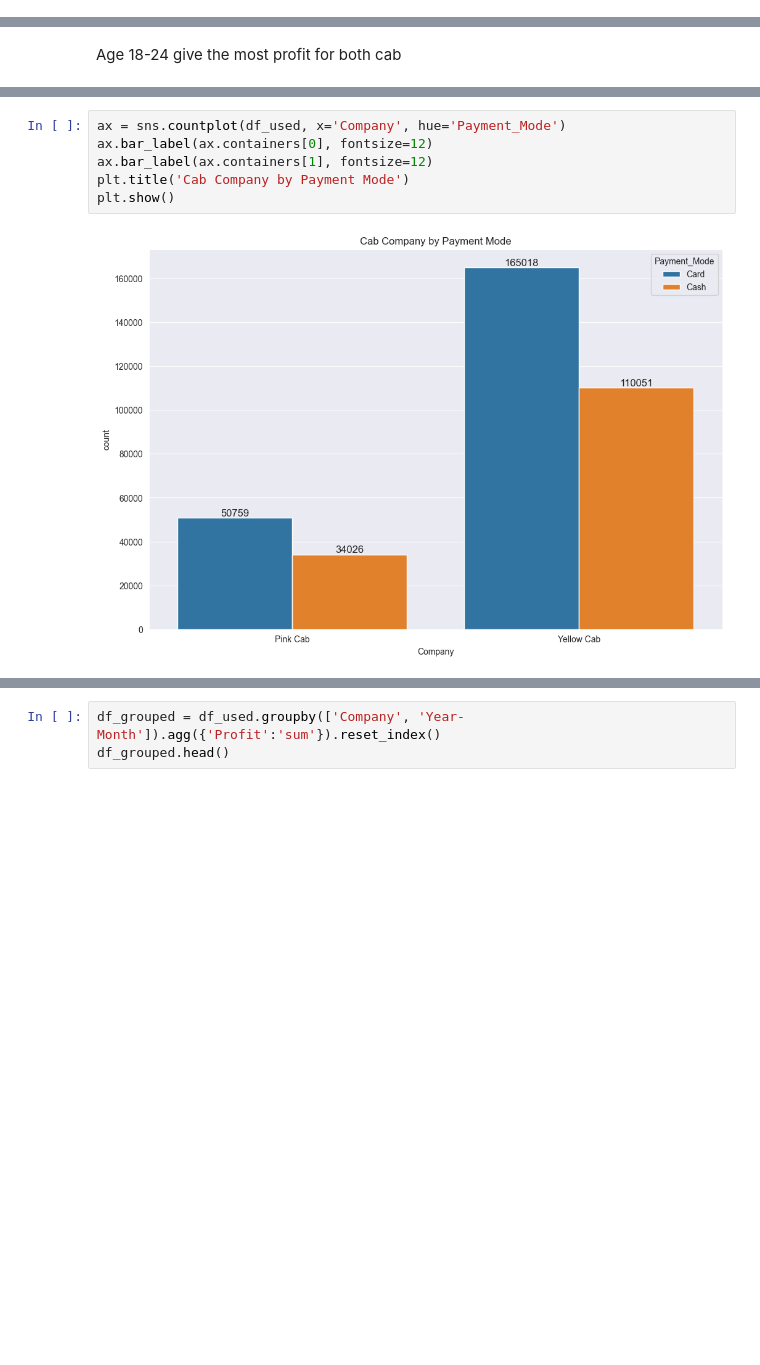
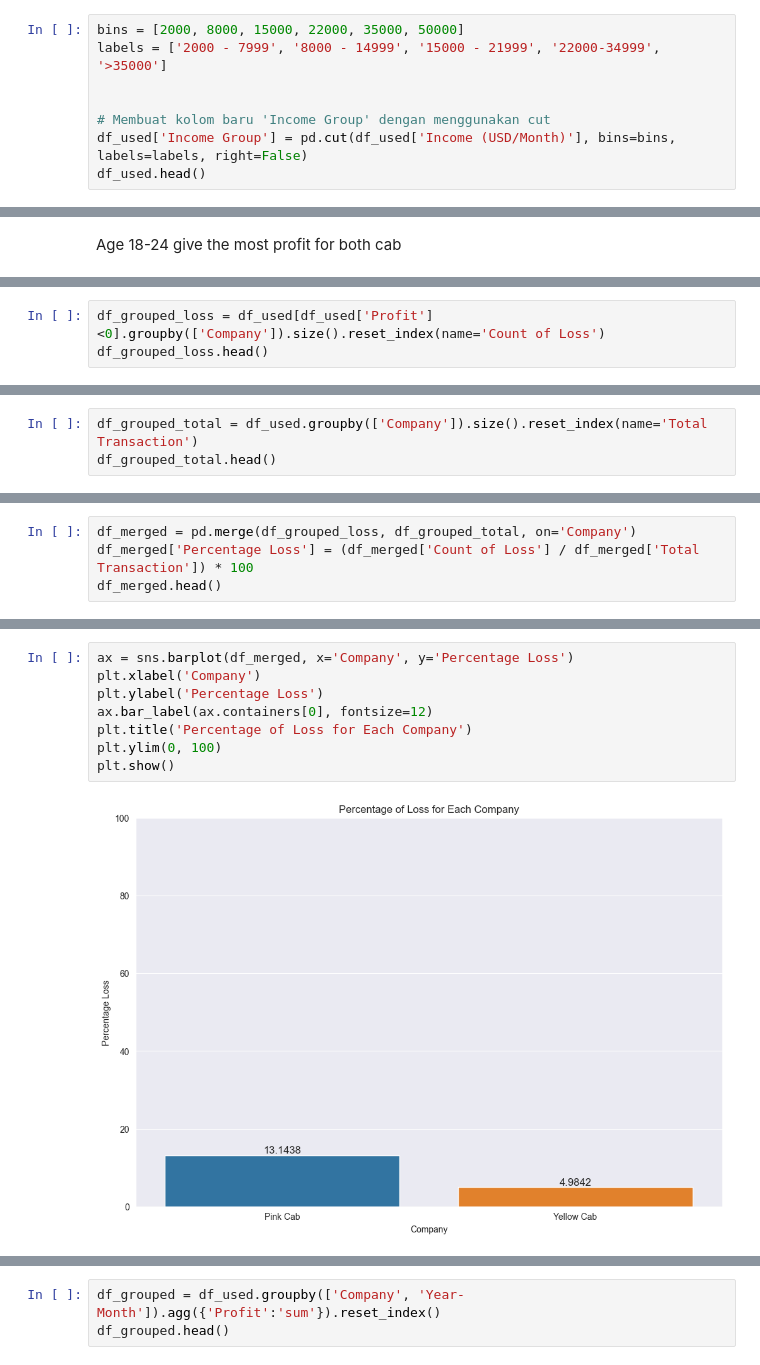
Before and after one commit to MuhammadNurilHuda/G2M-Cab-Investment, a Jupyter notebook: Data Preparation.ipynb, the cells around one changed output, grey strips where cells are left out. Cells and saved outputs as stored; diff of their text form; blank space fills up the shorter version.

```diff
--- a/Data Preparation.ipynb
+++ b/Data Preparation.ipynb
@@ -394,0 +407,8 @@ df_used.head()
+# %%
+bins = [2000, 8000, 15000, 22000, 35000, 50000]
+labels = ['2000 - 7999', '8000 - 14999', '15000 - 21999', '22000-34999', '>35000']
+
+
+# Membuat kolom baru 'Income Group' dengan menggunakan cut
+df_used['Income Group'] = pd.cut(df_used['Income (USD/Month)'], bins=bins, labels=labels, right=False)
+df_used.head()
@@ -789,0 +819,3 @@ df_used.head()
+# %%
+df_grouped_loss = df_used[df_used['Profit']<0].groupby(['Company']).size().reset_index(name='Count of Loss')
+df_grouped_loss.head()
@@ -789,0 +826,3 @@ df_used.head()
+# %%
+df_grouped_total = df_used.groupby(['Company']).size().reset_index(name='Total Transaction')
+df_grouped_total.head()
@@ -789,0 +833,4 @@ df_used.head()
+# %%
+df_merged = pd.merge(df_grouped_loss, df_grouped_total, on='Company')
+df_merged['Percentage Loss'] = (df_merged['Count of Loss'] / df_merged['Total Transaction']) * 100
+df_merged.head()
@@ -790,8 +841,10 @@ df_used.head()
 # %%
-ax = sns.countplot(df_used, x='Company', hue='Payment_Mode')
+ax = sns.barplot(df_merged, x='Company', y='Percentage Loss')
+plt.xlabel('Company')
+plt.ylabel('Percentage Loss')
 ax.bar_label(ax.containers[0], fontsize=12)
-ax.bar_label(ax.containers[1], fontsize=12)
-plt.title('Cab Company by Payment Mode')
+plt.title('Percentage of Loss for Each Company')
+plt.ylim(0, 100)
 plt.show()
 # %% [output]
-[figure, old version]
+[figure, new version]
```
Also changed, not shown: parts of 18 cells of this notebook.
